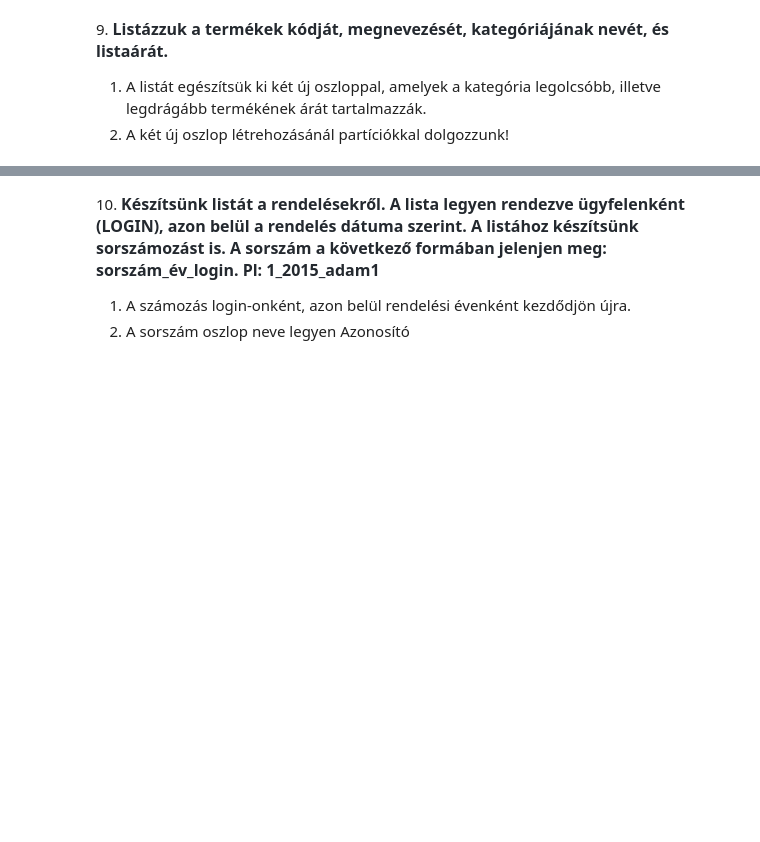
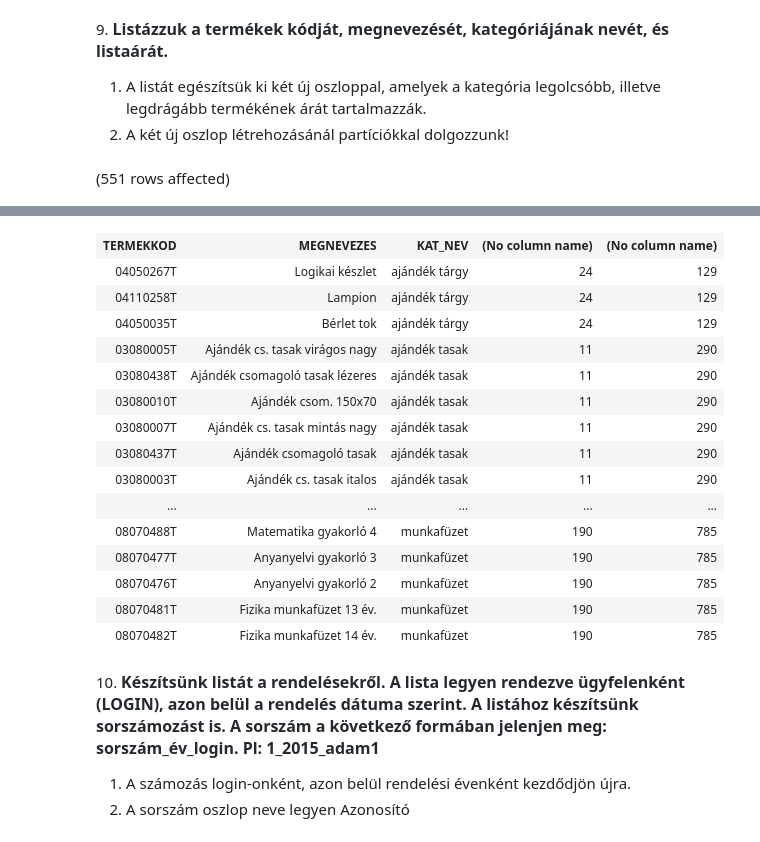
Before and after one commit to AjarBeko/SQLgyak, a Jupyter notebook: gyakorlat05_feladatok.ipynb, the cells around one changed output, grey strips where cells are left out. Drawn from its saved outputs; the diff is of its cells as text; code cells hidden in the pictures; blank space fills up the shorter version.

```diff
--- a/gyakorlat05_feladatok.ipynb
+++ b/gyakorlat05_feladatok.ipynb
@@ -160,3 +160,10 @@ Total execution time: 00:00:00.627
 
 1. A listát egészítsük ki két új oszloppal, amelyek a kategória legolcsóbb, illetve legdrágább termékének árát tartalmazzák.
 2. A két új oszlop létrehozásánál partíciókkal dolgozzunk!
+# %%
+select Termek.TERMEKKOD, MEGNEVEZES, Termekkategoria.KAT_NEV,
+        FIRST_VALUE(LISTAAR) OVER (Partition BY kat_nev ORDER BY LISTAAR asc),
+        first_VALUE(LISTAAR) OVER (Partition BY kat_nev ORDER BY LISTAAR desc)
+from Termek join Termekkategoria on Termek.KAT_ID = Termekkategoria.KAT_ID
+# %% [output]
+(551 rows affected)
@@ -163,3 +171,19 @@ Total execution time: 00:00:00.627
+| TERMEKKOD | MEGNEVEZES | KAT_NEV | (No column name) | (No column name) |
+| 04050267T | Logikai készlet | ajándék tárgy | 24 | 129 |
+| 04110258T | Lampion | ajándék tárgy | 24 | 129 |
+| 04050035T | Bérlet tok | ajándék tárgy | 24 | 129 |
+| 03080005T | Ajándék cs. tasak virágos nagy | ajándék tasak | 11 | 290 |
+| 03080438T | Ajándék csomagoló tasak lézeres | ajándék tasak | 11 | 290 |
+| 03080010T | Ajándék csom. 150x70 | ajándék tasak | 11 | 290 |
+| 03080007T | Ajándék cs. tasak mintás nagy | ajándék tasak | 11 | 290 |
+| 03080437T | Ajándék csomagoló tasak | ajándék tasak | 11 | 290 |
+| 03080003T | Ajándék cs. tasak italos | ajándék tasak | 11 | 290 |
+| ... | ... | ... | ... | ... |
+| 08070488T | Matematika gyakorló 4 | munkafüzet | 190 | 785 |
+| 08070477T | Anyanyelvi gyakorló 3 | munkafüzet | 190 | 785 |
+| 08070476T | Anyanyelvi gyakorló 2 | munkafüzet | 190 | 785 |
+| 08070481T | Fizika munkafüzet 13 év. | munkafüzet | 190 | 785 |
+| 08070482T | Fizika munkafüzet 14 év. | munkafüzet | 190 | 785 |
 # %% [markdown]
 10. <span style="font-weight: 600; color: rgb(36, 41, 47); font-family: -apple-system, BlinkMacSystemFont, &quot;Segoe UI&quot;, Helvetica, Arial, sans-serif, &quot;Apple Color Emoji&quot;, &quot;Segoe UI Emoji&quot;; font-size: 16px;">Készítsünk listát a rendelésekről. A lista legyen rendezve ügyfelenként (LOGIN), azon belül a rendelés dátuma szerint. A listához készítsünk sorszámozást is. A sorszám a következő formában jelenjen meg: sorszám_év_login. Pl: 1_2015_adam1</span>
 
```
Also changed, not shown: parts of 1 cell of this notebook.
